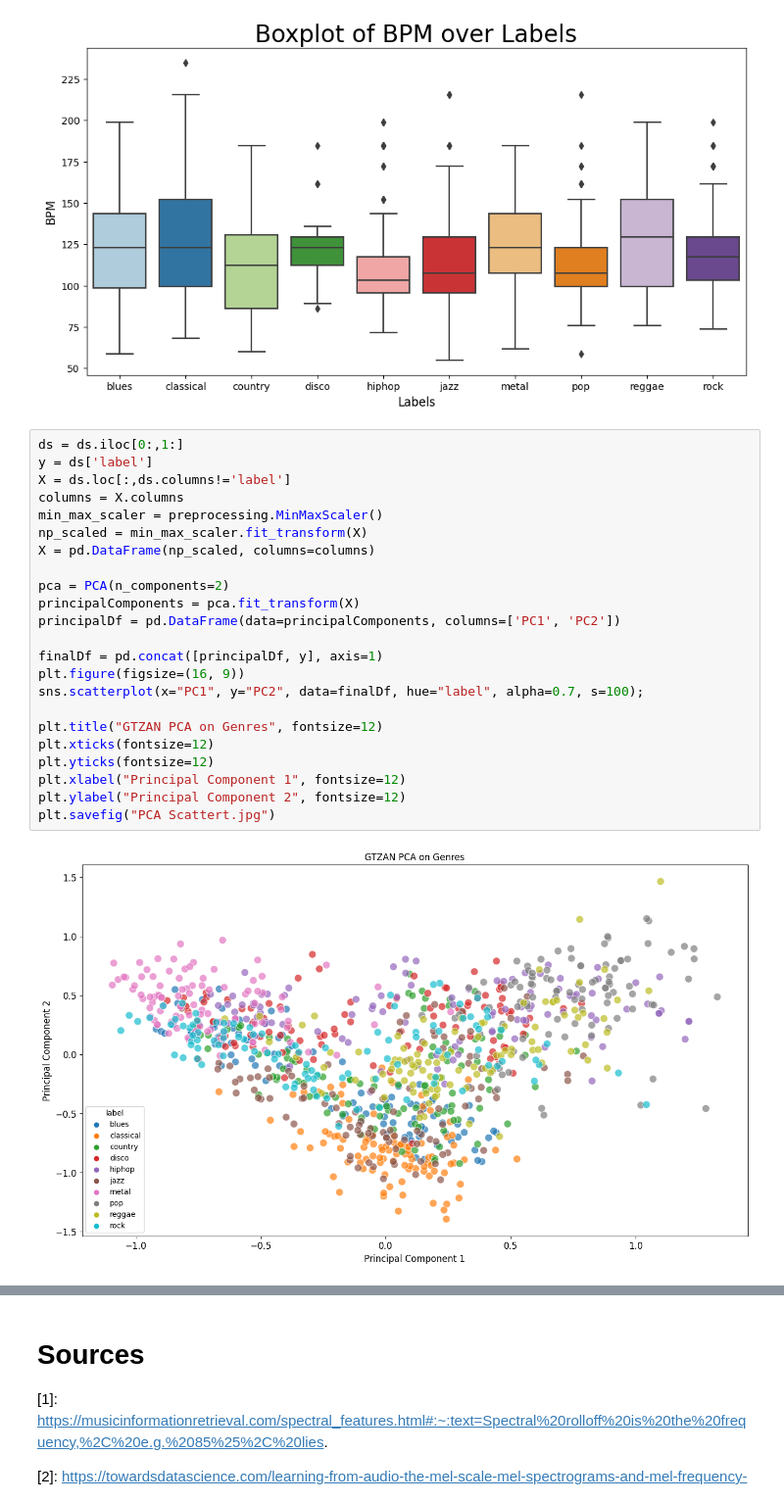
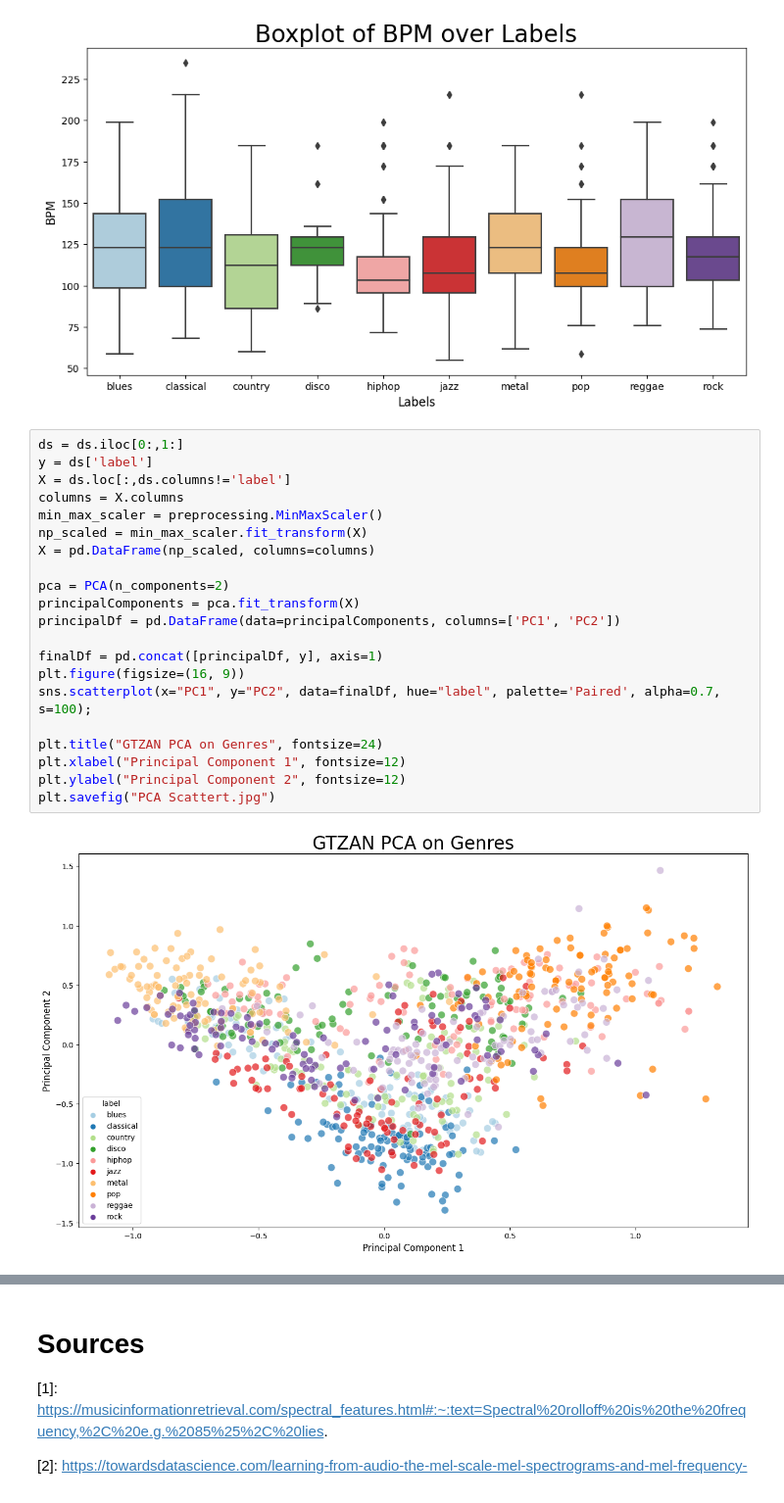
Before and after one commit to malikka-rajshahi/MusicGenreClassifier, a Jupyter notebook: music-genre-classification.ipynb, the cells around one changed output, grey strips where cells are left out. Shown at 98% size. Saved outputs shown, nothing was run; the diff lists cells and outputs as text.

```diff
--- a/music-genre-classification.ipynb
+++ b/music-genre-classification.ipynb
@@ -173,25 +173,23 @@ plt.ylabel("BPM", fontsize=12);
 # %%
 ds = ds.iloc[0:,1:]
 y = ds['label']
 X = ds.loc[:,ds.columns!='label']
 columns = X.columns
 min_max_scaler = preprocessing.MinMaxScaler()
 np_scaled = min_max_scaler.fit_transform(X)
 X = pd.DataFrame(np_scaled, columns=columns)
 
 pca = PCA(n_components=2)
 principalComponents = pca.fit_transform(X)
 principalDf = pd.DataFrame(data=principalComponents, columns=['PC1', 'PC2'])
 
 finalDf = pd.concat([principalDf, y], axis=1)
 plt.figure(figsize=(16, 9))
-sns.scatterplot(x="PC1", y="PC2", data=finalDf, hue="label", alpha=0.7, s=100);
+sns.scatterplot(x="PC1", y="PC2", data=finalDf, hue="label", palette='Paired', alpha=0.7, s=100);
 
-plt.title("GTZAN PCA on Genres", fontsize=12)
-plt.xticks(fontsize=12)
-plt.yticks(fontsize=12)
+plt.title("GTZAN PCA on Genres", fontsize=24)
 plt.xlabel("Principal Component 1", fontsize=12)
 plt.ylabel("Principal Component 2", fontsize=12)
 plt.savefig("PCA Scattert.jpg")
 # %% [output]
-[figure, old version]
+[figure, new version]
```
Also changed, not shown: parts of 1 cell of this notebook.
